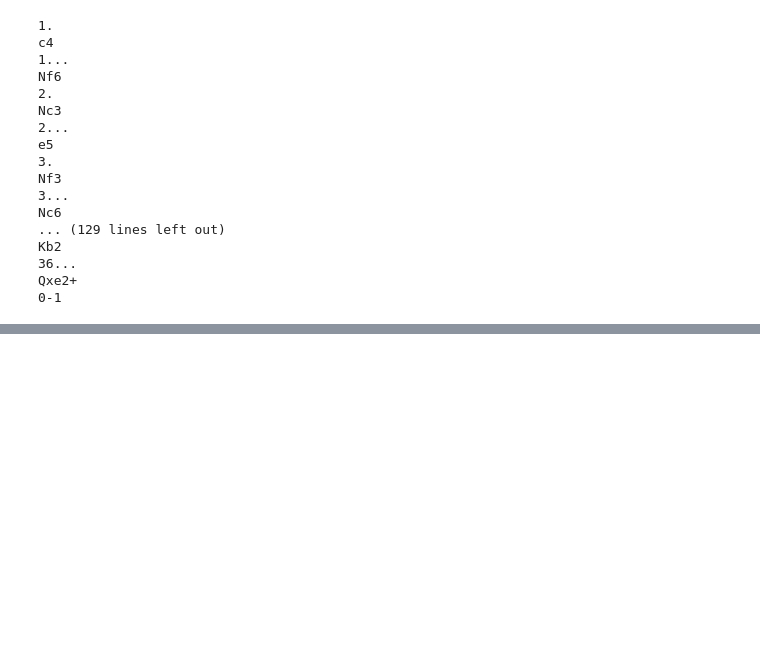
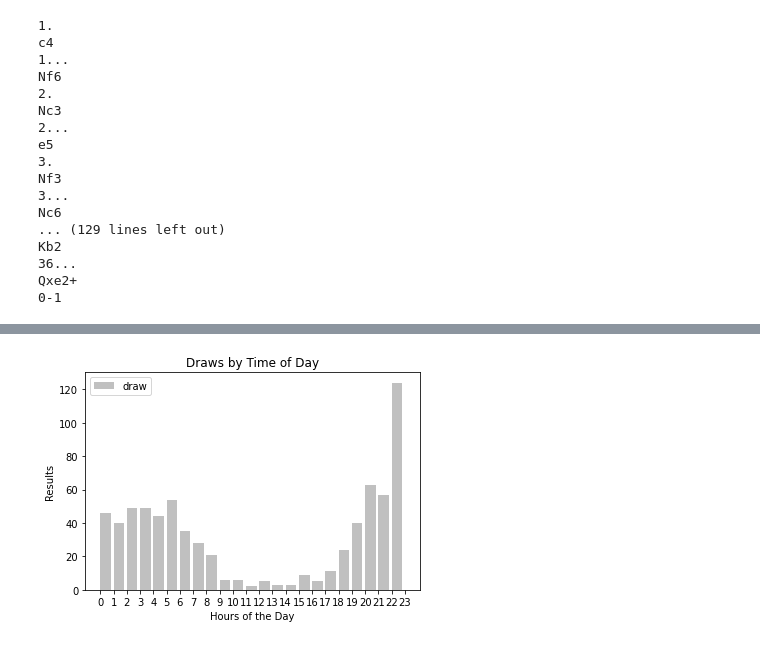
Before and after one commit to jsteele619/chess_scraping_project, a Jupyter notebook: creating_the_master_chess_df.ipynb, the cells around one changed output, grey strips where cells are left out. Drawn from its saved outputs; the diff is of its cells as text; code cells hidden in the pictures; blank space fills up the shorter version.

```diff
--- a/creating_the_master_chess_df.ipynb
+++ b/creating_the_master_chess_df.ipynb
@@ -258,0 +450,17 @@ the_master_df['white_result'].value_counts()
+# %%
+#Graphing draws per Time Hour
+N = 24
+ind = np.arange(N)
+bins = ind
+
+plt.hist(zips5['big_graph_time'], bins, width=0.8, label='draw', color='silver')
+
+plt.xticks(ind)
+plt.ylabel("Results")
+plt.xlabel("Hours of the Day")
+plt.legend(loc="best")
+plt.title("Draws by Time of Day")
+
+plt.show()
+# %% [output]
+[figure, added]
```
Also changed, not shown: parts of 25 cells of this notebook, 5 other files.
